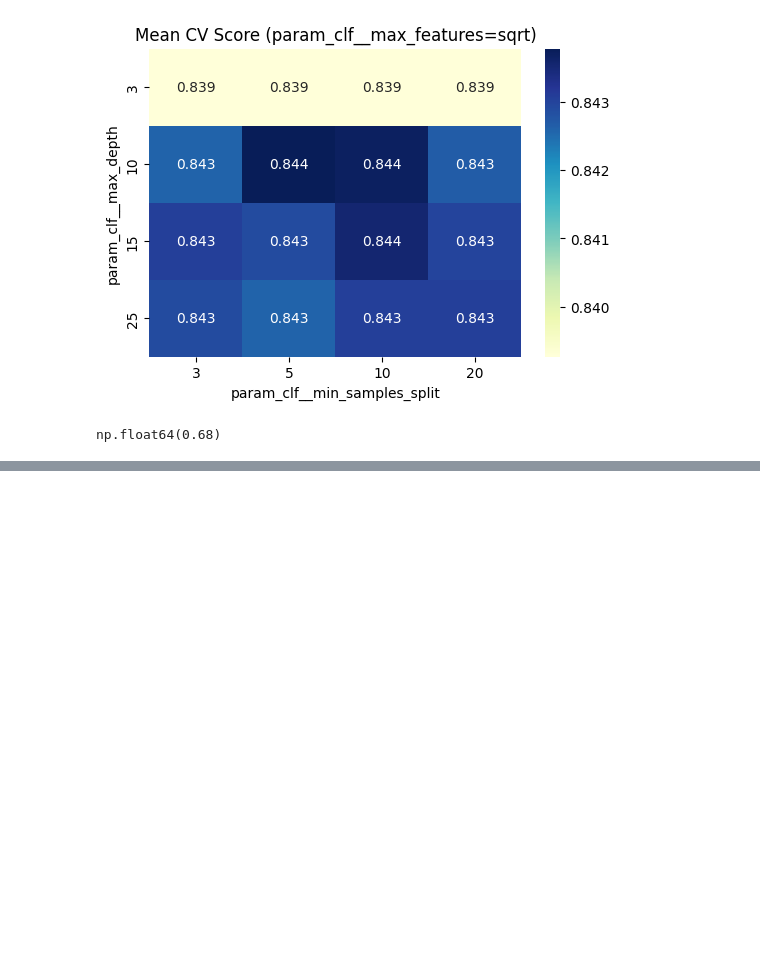
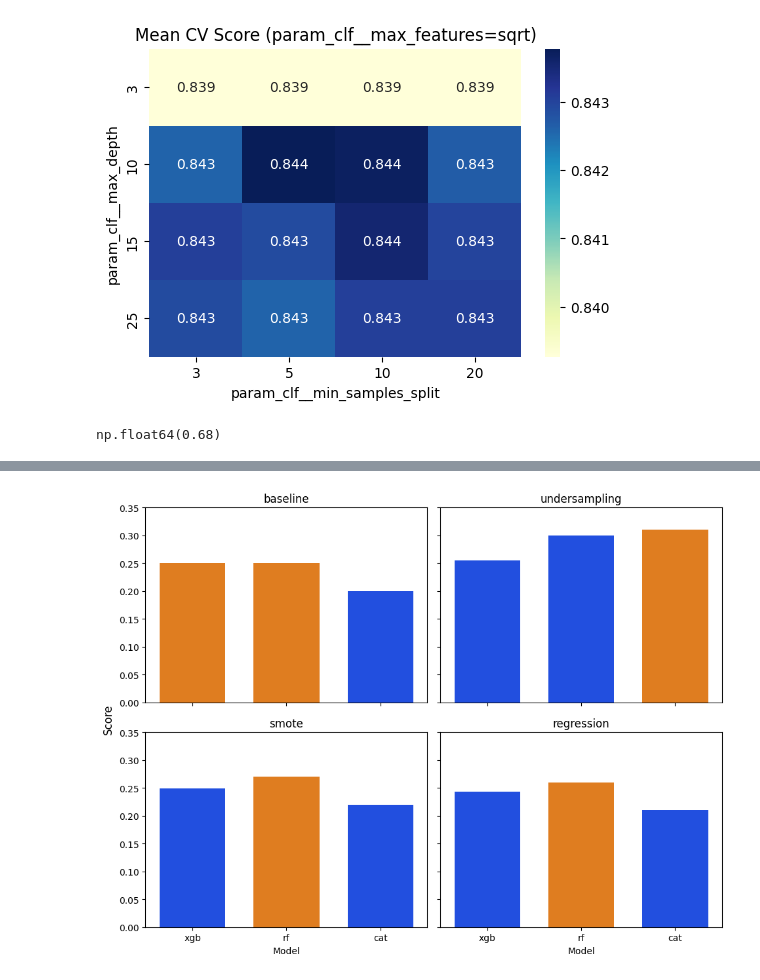
Before and after one commit to DovydasVe/article_popularity_prediction, a Jupyter notebook: prototype.ipynb, the cells around one changed output, grey strips where cells are left out. Saved outputs shown, nothing was run; the diff lists cells and outputs as text; code cells hidden in the pictures; blank space fills up the shorter version.

```diff
--- a/prototype.ipynb
+++ b/prototype.ipynb
@@ -369,6 +374,7 @@ print("\n=== Running GridSearchCV ===")
 randomForest_grid.fit(X_train, y_train_class)
 print("\nBest parameters:", randomForest_grid.best_params_)
 print("Best CV score:", round(randomForest_grid.best_score_, 3))
+cv_collector['rf']['baseline'] = round(randomForest_grid.best_score_, 3)
 # %% [output]
 === Running GridSearchCV ===
 Fitting 3 folds for each of 16 candidates, totalling 48 fits
@@ -423,6 +427,7 @@ print("\n=== Running GridSearchCV ===")
 randomForest_underSample_grid.fit(X_train, y_train_class)
 print("\nBest parameters:", randomForest_underSample_grid.best_params_)
 print("Best CV score:", round(randomForest_underSample_grid.best_score_, 3))
+cv_collector['rf']['undersampling'] = round(randomForest_underSample_grid.best_score_, 3)
 # %% [output]
 === Running GridSearchCV ===
 Fitting 3 folds for each of 16 candidates, totalling 48 fits
@@ -477,6 +482,7 @@ print("\n=== Running GridSearchCV ===")
 randomForest_smote_grid.fit(X_train, y_train_class)
 print("\nBest parameters:", randomForest_smote_grid.best_params_)
 print("Best CV score:", round(randomForest_smote_grid.best_score_, 3))
+cv_collector['rf']['smote'] = round(randomForest_smote_grid.best_score_, 3)
 # %% [output]
 === Running GridSearchCV ===
 Fitting 3 folds for each of 16 candidates, totalling 48 fits
@@ -502,0 +511,11 @@ np.float64(0.68)
+# %%
+cv_collector['rf']['baseline'] = np.float64(0.25)
+cv_collector['rf']['undersampling'] = np.float64(0.3)
+cv_collector['rf']['smote'] = np.float64(0.27)
+cv_collector['rf']['regression'] = np.float64(0.26)
+cv_collector['cat']['baseline'] = np.float64(0.2)
+cv_collector['cat']['undersampling'] = np.float64(0.31)
+cv_collector['cat']['smote'] = np.float64(0.22)
+cv_collector['cat']['regression'] = np.float64(0.21)
+
+cv_collector
@@ -502,0 +535,35 @@ np.float64(0.68)
+# %%
+import seaborn as sns
+import matplotlib.pyplot as plt
+
+df = pd.DataFrame(cv_collector).T.reset_index().melt(
+    id_vars='index', var_name='Strategy', value_name='Score')
+df.rename(columns={'index': 'Model'}, inplace=True)
+
+strategies = df['Strategy'].unique()
+models = df['Model'].unique()
+fig, axes = plt.subplots(2, 2, figsize=(10, 8), sharex=True, sharey=True)
+axes = axes.flatten()
+
+bright_palette = sns.color_palette('bright')
+blue = bright_palette[0]
+orange = bright_palette[1]
+
+for i, strategy in enumerate(strategies):
+    ax = axes[i]
+    subset = df[df['Strategy'] == strategy]
+
+    colors = [orange if score == subset['Score'].max() else blue for score in subset['Score']]
+
+    sns.barplot(x='Model', y='Score', data=subset, ax=ax, palette=colors, width=0.7)
+    ax.set_title(strategy)
+    ax.set_ylim(0, 0.35)
+
+    ax.set_ylabel('')
+
+fig.text(0.04, 0.5, 'Score', va='center', rotation='vertical', fontsize=12)
+
+plt.tight_layout(rect=[0.05, 0.03, 1, 0.95])
+plt.show()
+# %% [output]
+[figure, added]
```
Also changed, not shown: parts of 21 cells of this notebook, 1 other file.
